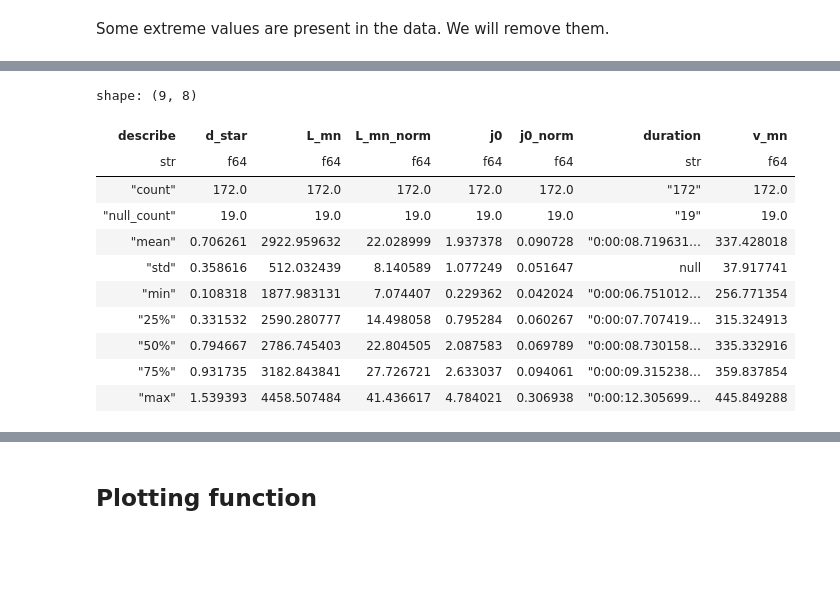
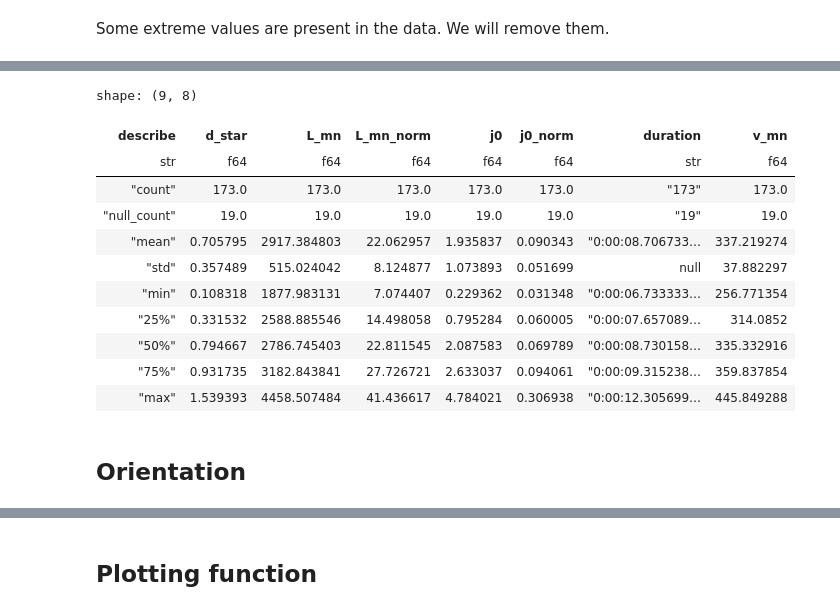
Before and after one commit to Beforerr/discontinuitypy, a Jupyter notebook: notebooks/analysis/02_properties.ipynb, the cells around one changed output, grey strips where cells are left out. Cells and saved outputs as stored; diff of their text form; code cells hidden in the pictures; blank space fills up the shorter version.

Commit message:
feat: orientation refactor

```diff
--- a/notebooks/analysis/02_properties.ipynb
+++ b/notebooks/analysis/02_properties.ipynb
@@ -67,5 +75,5 @@ from ids_finder.utils.analysis import filter_tranges_ds
 # %%
-thb_inter_state_sw: pl.LazyFrame = catalog.load('thb.inter_state_sw')
+thb_inter_state_sw: pl.LazyFrame = catalog.load('THB.STATE.inter_data_sw')
 start, end = thb_inter_state_sw.select(['start', 'end']).collect()
 
 thb_sw_dataset = filter_tranges_ds(thb_dataset, (start, end))
@@ -131,7 +138,7 @@ def process_candidates_l1(raw_df: pl.DataFrame):
 
     return df
 
-all_candidates_l1 = process_candidates_l1(all_candidates_l0)
-%R -i all_candidates_l1 -c conv_pl
-check_candidates(all_candidates_l1)
+all_events_l1 = process_candidates_l1(all_candidates_l0)
+%R -i all_events_l1 -c conv_pl
+check_candidates(all_events_l1)
 # %% [output]
@@ -156,16 +166,23 @@ jno_candidates_l1 = all_candidates_l1.filter(pl.col('sat') == 'JNO')
 from ids_finder.utils.analysis import filter_before_jupiter
 from ids_finder.utils.analysis import link_coord2dim
 # %%
-def process_candidates_l2(raw_df: pl.DataFrame, avg_window="30d"):
+def process_events_l2(raw_df: pl.DataFrame, avg_window="30d"):
+    """L2 level datasets
+    - Filter out events before Jupiter (Move it into L1?)
+    - Time average
+    - Link time and radial distance
+    """
     time_col = "time"
 
-    candidate = (
-        raw_df.sort(time_col)
+    df = raw_df.pipe(filter_before_jupiter)
+    df = (
+        df.sort(time_col)
         .group_by_dynamic(time_col, every=avg_window, by="sat")
         .agg(cs.numeric().mean(), cs.duration().mean(), id_count=pl.count())
-        .filter(pl.col("id_count") > 50)  # filter out JUNO extreme large thickness
+        .filter(pl.col("id_count") > 25)  # make sure each group has enough data, filter out JUNO extreme large thickness
         .sort(time_col)
         .upsample(time_col, every=avg_window, by="sat", maintain_order=True)
         .with_columns(pl.col("sat").forward_fill())
     )
-    return candidate
+    df = df.pipe(link_coord2dim)
+    return df
@@ -178,18 +189,20 @@ all_candidates_l2: pl.DataFrame = (
+# %%
+all_events_l2 = all_events_l1.pipe(process_events_l2)
 # %%
-inspect_df = all_candidates_l2[NVARS]
+inspect_df = all_events_l2[NVARS]
 inspect_df.describe()
 # %% [output]
 [interactive output not drawn]
 shape: (9, 8)
 | describe | d_star | L_mn | L_mn_norm | j0 | j0_norm | duration | v_mn |
 | str | f64 | f64 | f64 | f64 | f64 | str | f64 |
-| "count" | 172.0 | 172.0 | 172.0 | 172.0 | 172.0 | "172" | 172.0 |
+| "count" | 173.0 | 173.0 | 173.0 | 173.0 | 173.0 | "173" | 173.0 |
 | "null_count" | 19.0 | 19.0 | 19.0 | 19.0 | 19.0 | "19" | 19.0 |
-| "mean" | 0.706261 | 2922.959632 | 22.028999 | 1.937378 | 0.090728 | "0:00:08.719631… | 337.428018 |
-| "std" | 0.358616 | 512.032439 | 8.140589 | 1.077249 | 0.051647 | null | 37.917741 |
-| "min" | 0.108318 | 1877.983131 | 7.074407 | 0.229362 | 0.042024 | "0:00:06.751012… | 256.771354 |
-| "25%" | 0.331532 | 2590.280777 | 14.498058 | 0.795284 | 0.060267 | "0:00:07.707419… | 315.324913 |
-| "50%" | 0.794667 | 2786.745403 | 22.804505 | 2.087583 | 0.069789 | "0:00:08.730158… | 335.332916 |
+| "mean" | 0.705795 | 2917.384803 | 22.062957 | 1.935837 | 0.090343 | "0:00:08.706733… | 337.219274 |
+| "std" | 0.357489 | 515.024042 | 8.124877 | 1.073893 | 0.051699 | null | 37.882297 |
+| "min" | 0.108318 | 1877.983131 | 7.074407 | 0.229362 | 0.031348 | "0:00:06.733333… | 256.771354 |
+| "25%" | 0.331532 | 2588.885546 | 14.498058 | 0.795284 | 0.060005 | "0:00:07.657089… | 314.0852 |
+| "50%" | 0.794667 | 2786.745403 | 22.811545 | 2.087583 | 0.069789 | "0:00:08.730158… | 335.332916 |
 | "75%" | 0.931735 | 3182.843841 | 27.726721 | 2.633037 | 0.094061 | "0:00:09.315238… | 359.837854 |
 | "max" | 1.539393 | 4458.507484 | 41.436617 | 4.784021 | 0.306938 | "0:00:12.305699… | 445.849288 |
 # %%
@@ -198,0 +212,2 @@ all_candidates_l2_n2 = n2_normalize(all_candidates_l2, NVARS)
+# %% [markdown]
+## Orientation
```
Also changed, not shown: parts of 32 cells of this notebook, 48 other files.
